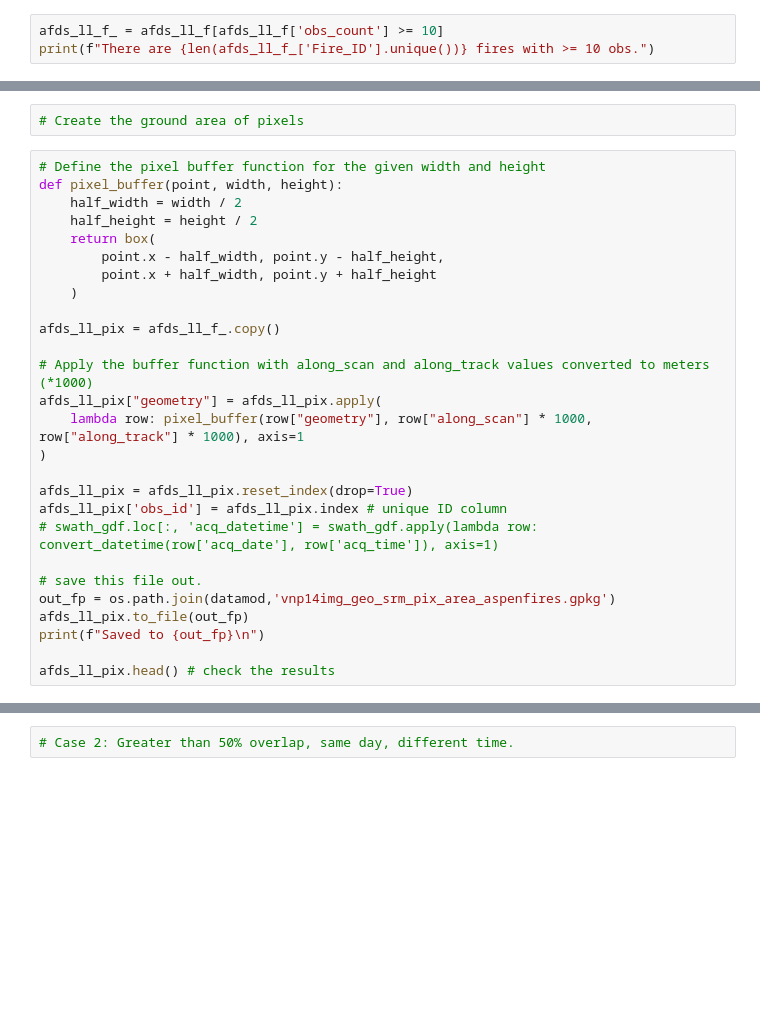
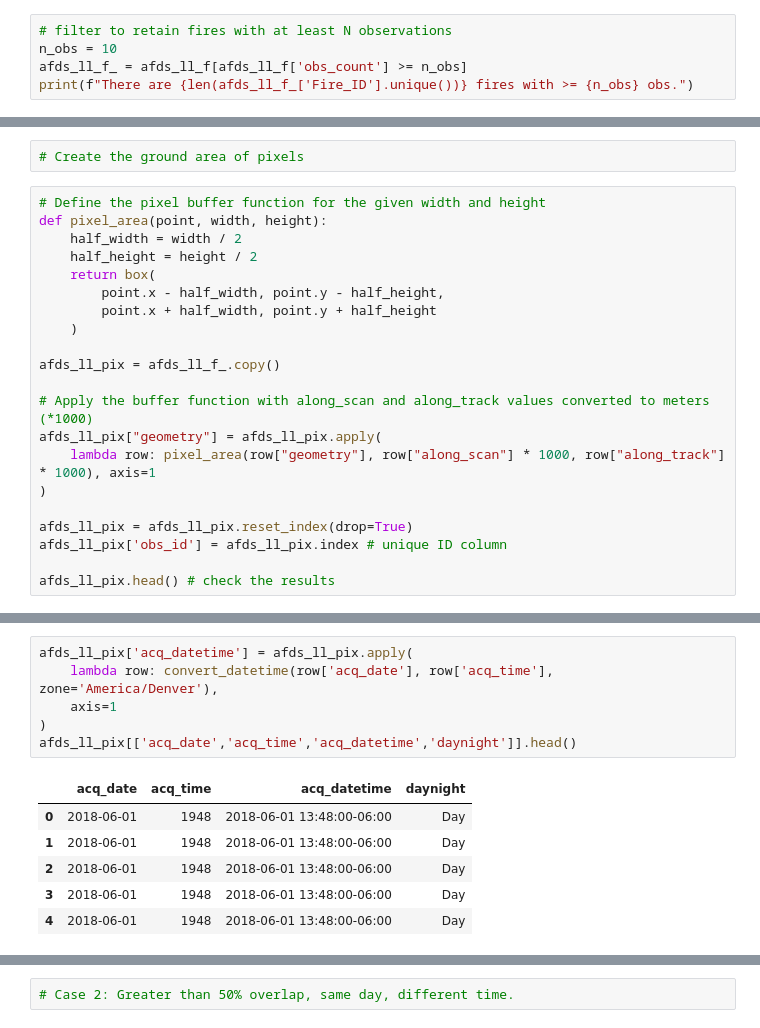
Before and after one commit to natshoff/aspen-fire-fork, a Jupyter notebook: Aim2/code/Python/XXviirs-afd-processing.ipynb, the cells around one changed output, grey strips where cells are left out. Saved outputs shown, nothing was run; the diff lists cells and outputs as text; blank space fills up the shorter version.

```diff
--- a/Aim2/code/Python/XXviirs-afd-processing.ipynb
+++ b/Aim2/code/Python/XXviirs-afd-processing.ipynb
@@ -184,5 +183,7 @@ Name: obs_count, dtype: float64
 # %%
-afds_ll_f_ = afds_ll_f[afds_ll_f['obs_count'] >= 10]
-print(f"There are {len(afds_ll_f_['Fire_ID'].unique())} fires with >= 10 obs.")
+# filter to retain fires with at least N observations
+n_obs = 10
+afds_ll_f_ = afds_ll_f[afds_ll_f['obs_count'] >= n_obs]
+print(f"There are {len(afds_ll_f_['Fire_ID'].unique())} fires with >= {n_obs} obs.")
 # %% [output]
 There are 50 fires with >= 10 obs.
@@ -197,7 +203,7 @@ Saved spatial points to: /Users/max/Library/CloudStorage/OneDrive-Personal/mcook
 # Create the ground area of pixels
 # %%
 # Define the pixel buffer function for the given width and height
-def pixel_buffer(point, width, height):
+def pixel_area(point, width, height):
     half_width = width / 2
     half_height = height / 2
     return box(
@@ -209,17 +215,11 @@ afds_ll_pix = afds_ll_f_.copy()
 
 # Apply the buffer function with along_scan and along_track values converted to meters (*1000)
 afds_ll_pix["geometry"] = afds_ll_pix.apply(
-    lambda row: pixel_buffer(row["geometry"], row["along_scan"] * 1000, row["along_track"] * 1000), axis=1
+    lambda row: pixel_area(row["geometry"], row["along_scan"] * 1000, row["along_track"] * 1000), axis=1
 )
 
 afds_ll_pix = afds_ll_pix.reset_index(drop=True)
 afds_ll_pix['obs_id'] = afds_ll_pix.index # unique ID column
-# swath_gdf.loc[:, 'acq_datetime'] = swath_gdf.apply(lambda row: convert_datetime(row['acq_date'], row['acq_time']), axis=1)
-
-# save this file out.
-out_fp = os.path.join(datamod,'vnp14img_geo_srm_pix_area_aspenfires.gpkg')
-afds_ll_pix.to_file(out_fp)
-print(f"Saved to {out_fp}\n")
 
 afds_ll_pix.head() # check the results
 # %% [output]
@@ -244,0 +254,13 @@ len(pix_gdf)
+# %%
+afds_ll_pix['acq_datetime'] = afds_ll_pix.apply(
+    lambda row: convert_datetime(row['acq_date'], row['acq_time'], zone='America/Denver'),
+    axis=1
+)
+afds_ll_pix[['acq_date','acq_time','acq_datetime','daynight']].head()
+# %% [output]
+|  | acq_date | acq_time | acq_datetime | daynight |
+| 0 | 2018-06-01 | 1948 | 2018-06-01 13:48:00-06:00 | Day |
+| 1 | 2018-06-01 | 1948 | 2018-06-01 13:48:00-06:00 | Day |
+| 2 | 2018-06-01 | 1948 | 2018-06-01 13:48:00-06:00 | Day |
+| 3 | 2018-06-01 | 1948 | 2018-06-01 13:48:00-06:00 | Day |
+| 4 | 2018-06-01 | 1948 | 2018-06-01 13:48:00-06:00 | Day |
```
Also changed, not shown: parts of 28 cells of this notebook, 2 other files.
